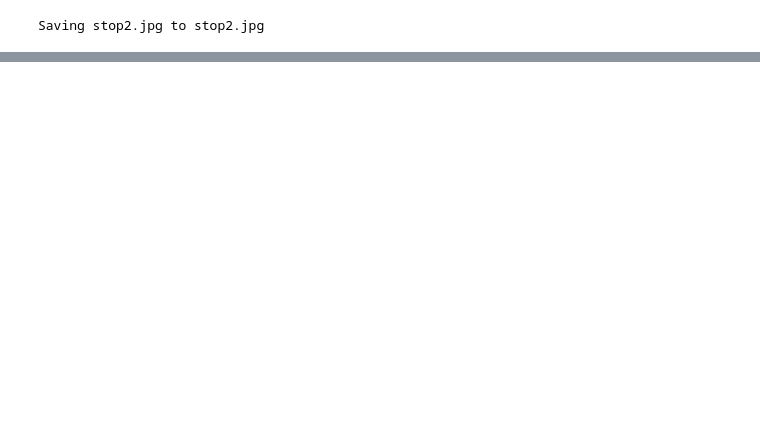
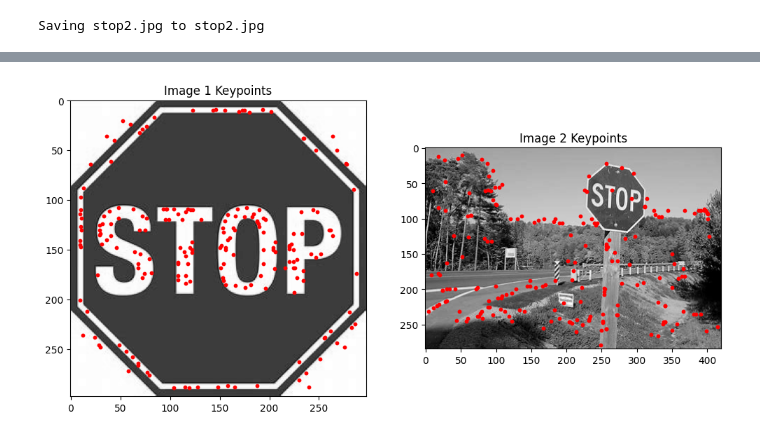
Before and after one commit to XG11/ECE420FinalProject, a Jupyter notebook: ECE420FinalProjectPythonPrototype.ipynb, the cells around one changed output, grey strips where cells are left out. Saved outputs shown, nothing was run; the diff lists cells and outputs as text; code cells hidden in the pictures; blank space fills up the shorter version.

```diff
--- a/ECE420FinalProjectPythonPrototype.ipynb
+++ b/ECE420FinalProjectPythonPrototype.ipynb
@@ -129,6 +143,6 @@ for i, octave in enumerate(d_images_1):
 # %%
 #this function returns all keypoints taking in the difference of gaussians
-def keypoints(d_images, threshold = 0.3):
+def keypoints(d_images, threshold = 250, contrast_threshold = 10):
   keypoints = []
   scale_factor = 2
   for o, octave in enumerate(d_images):
@@ -155,14 +169,43 @@ def keypoints(d_images, threshold = 0.3):
           max_val = np.max(neighborhood)
           min_val = np.min(neighborhood)
           if current_pixel == max_val or current_pixel == min_val:
-            original_i = i * (scale_factor ** (o + 1))
-            original_j = j * (scale_factor ** (o + 1))
-            keypoints.append([o, s, original_i, original_j])
+            contrast = abs(max_val - min_val)
+            #print(contrast)
+            if contrast < contrast_threshold:
+              original_i = i * (scale_factor ** o )
+              original_j = j * (scale_factor ** o )
+              keypoints.append([o, s, original_i, original_j])
 
   return keypoints
 
-keypoint_result_1 = keypoints(d_images_1, threshold = 0.3) #get keypoint results
-#keypoint_result_2 = keypoints(d_images_2, threshold = 0.3) #get keypoint results
+keypoint_result_1 = keypoints(d_images_1) #get keypoint results
+keypoint_result_2 = keypoints(d_images_2) #get keypoint results
+
+num_keypoints1 = 200
+num_keypoints2 = 200
+import random
+keypoint_result_1 = random.sample(keypoint_result_1, min(num_keypoints1, len(keypoint_result_1)))
+keypoint_result_2 = random.sample(keypoint_result_2, min(num_keypoints2, len(keypoint_result_2)))
+# %%
+import matplotlib.pyplot as plt
+
+# Display keypoints for each image
+plt.figure(figsize=(12, 6))
+
+plt.subplot(1, 2, 1)
+plt.imshow(image1_np, cmap='gray')
+plt.scatter([kp[3] for kp in keypoint_result_1], [kp[2] for kp in keypoint_result_1], c='r', s=10)
+plt.title("Image 1 Keypoints")
+
+
+plt.subplot(1, 2, 2)
+plt.imshow(image2_np, cmap='gray')
+plt.scatter([kp[3] for kp in keypoint_result_2], [kp[2] for kp in keypoint_result_2], c='r', s=10)
+plt.title("Image 2 Keypoints")
+
+plt.show()
+# %% [output]
+[figure, added]
 # %%
 #do gradient calculations for neighborhood around image based on scale(sigma level of blurring in particular image
 #does calculation of gradients for one keypoint, must be called with each keypoint
```
Also changed, not shown: parts of 5 cells of this notebook.
